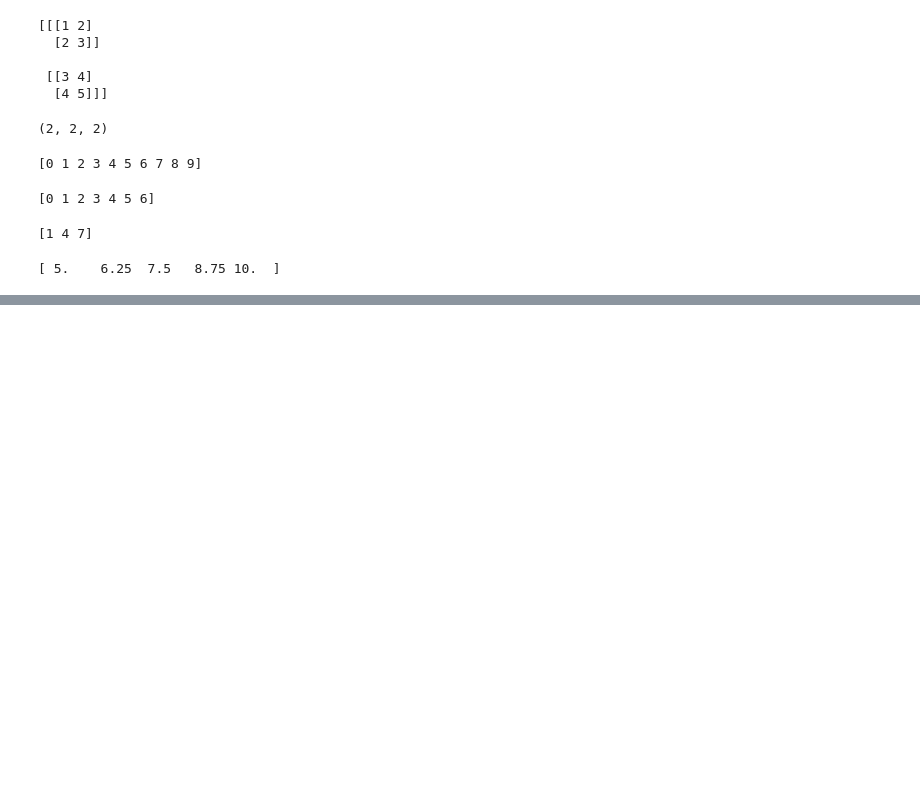
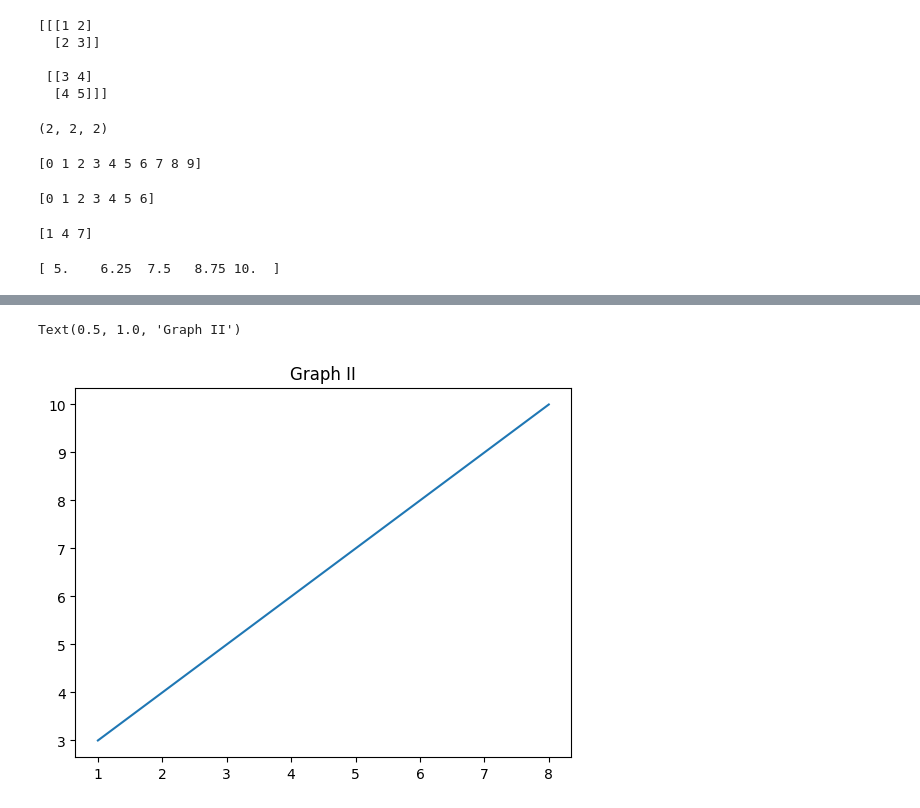
Before and after one commit to V-Adithya/DAV-Python, a Jupyter notebook: DAV Labsheet 1.ipynb, the cells around one changed output, grey strips where cells are left out. Cells and saved outputs as stored; diff of their text form; code cells hidden in the pictures; blank space fills up the shorter version.

```diff
--- a/DAV Labsheet 1.ipynb
+++ b/DAV Labsheet 1.ipynb
@@ -79,0 +89,9 @@ print(w)
+# %%
+x=np.array([1,8])
+y=np.array([3,10])
+
+plt.plot(x,y)
+plt.title("Graph II")
+# %% [output]
+Text(0.5, 1.0, 'Graph II')
+[figure, added]
```
Also changed, not shown: parts of 3 cells of this notebook.
